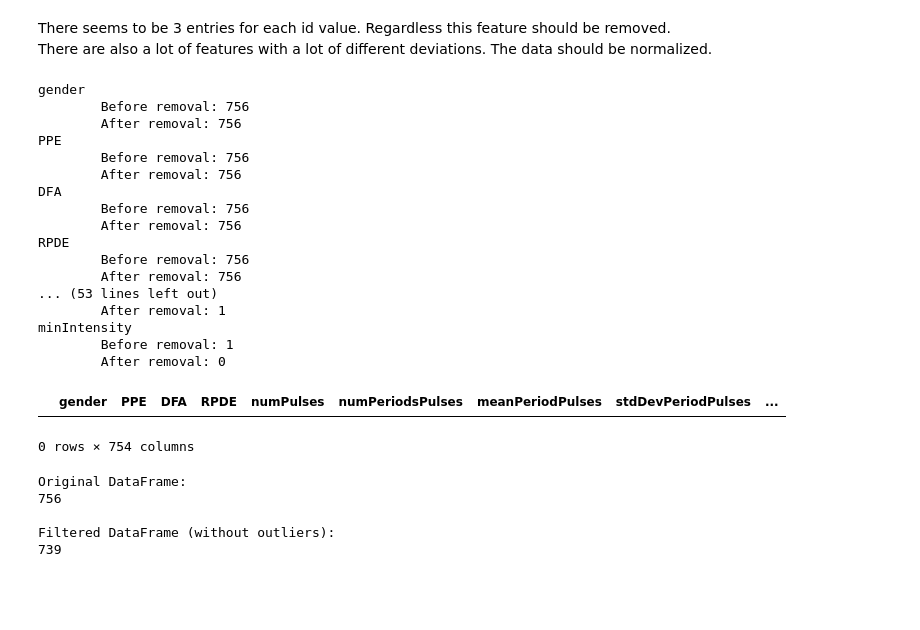
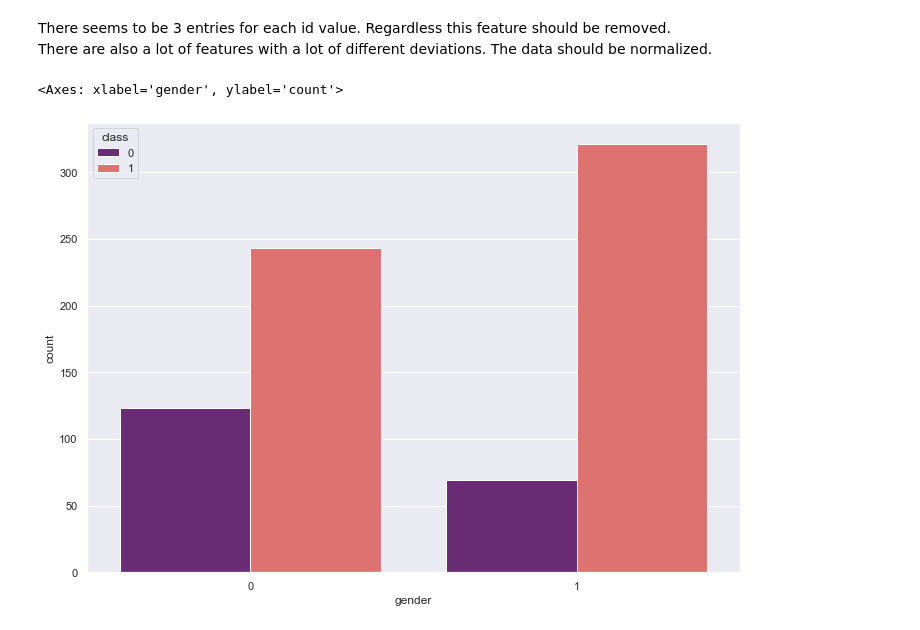
Before and after one commit to aaiml/CSCN8000-lab-submissions, a Jupyter notebook: students-submissions/7526387/assignment1.ipynb, the cells around one changed output. Drawn from its saved outputs; the diff is of its cells as text; code cells hidden in the pictures; blank space fills up the shorter version.

```diff
--- a/students-submissions/7526387/assignment1.ipynb
+++ b/students-submissions/7526387/assignment1.ipynb
@@ -211,51 +232,8 @@ Name: class, Length: 252, dtype: int64
 # %% [markdown]
 There seems to be 3 entries for each id value. Regardless this feature should be removed.<br>
 There are also a lot of features with a lot of different deviations. The data should be normalized.
-# %%
-pd_data = get_data(pd_csv)
-pd_data = pd_data.drop(['id'], axis=1)
-remove_outliers(pd_data, skip_columns=[], iqr_multiplier=5)
-# %% [output]
-gender
-        Before removal: 756
-        After removal: 756
-PPE
-        Before removal: 756
-        After removal: 756
-DFA
-        Before removal: 756
-        After removal: 756
-RPDE
-        Before removal: 756
-        After removal: 756
-... (53 lines left out)
-        After removal: 1
-minIntensity
-        Before removal: 1
-        After removal: 0
-|  | gender | PPE | DFA | RPDE | numPulses | numPeriodsPulses | meanPeriodPulses | stdDevPeriodPulses | ... |
-0 rows × 754 columns
-# %%
-pd_data = get_data(pd_csv)
-pd_data = pd_data.drop(['id'], axis=1)
-
-df = pd.DataFrame(pd_data)
-
-normalized_df = (df - df.mean()) / df.std()
-
-z_score_threshold = 20
-
-outliers_mask = (normalized_df.abs() > z_score_threshold).any(axis=1)
-filtered_df = df[~outliers_mask]
-
-print("Original DataFrame:")
-print(len(df))
-
-print("\nFiltered DataFrame (without outliers):")
-print(len(filtered_df))
-# %% [output]
-Original DataFrame:
-756
-
-Filtered DataFrame (without outliers):
-739
+# %%
+sns.countplot(data=pd_data, x='gender', hue='class',  palette = 'magma')
+# %% [output]
+<Axes: xlabel='gender', ylabel='count'>
+[figure, added]
```
Also changed, not shown: parts of 6 cells of this notebook, 1 other file.
